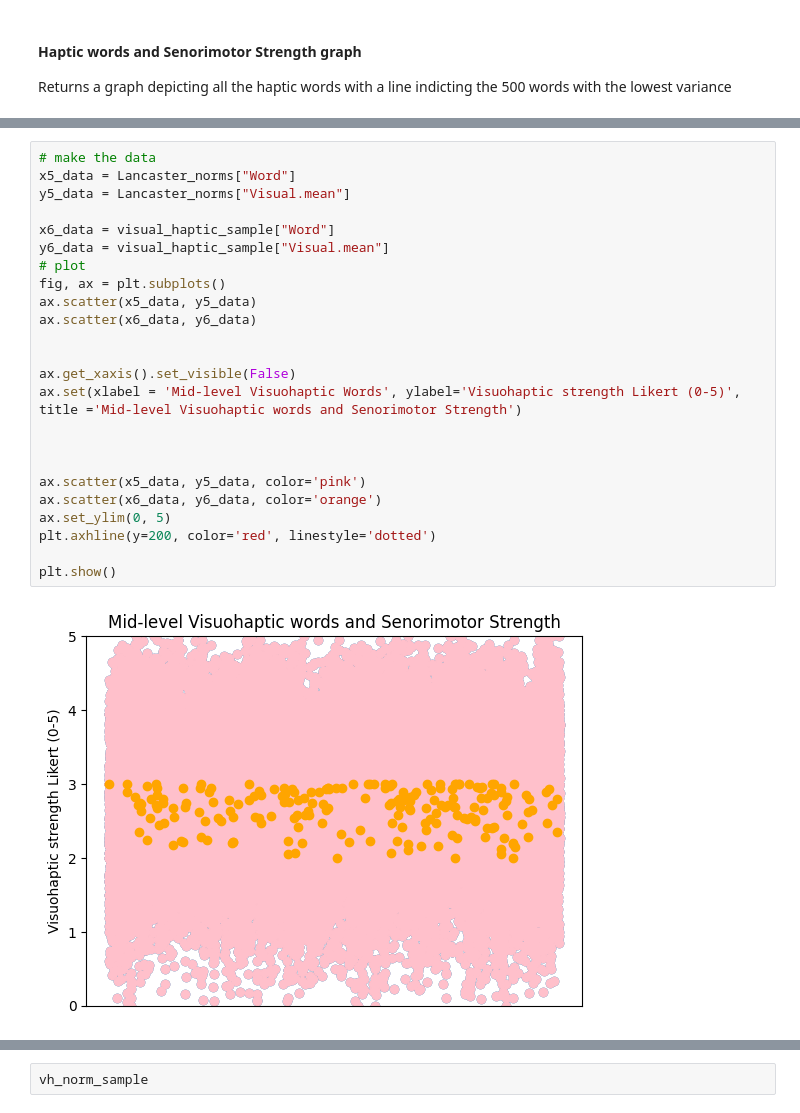
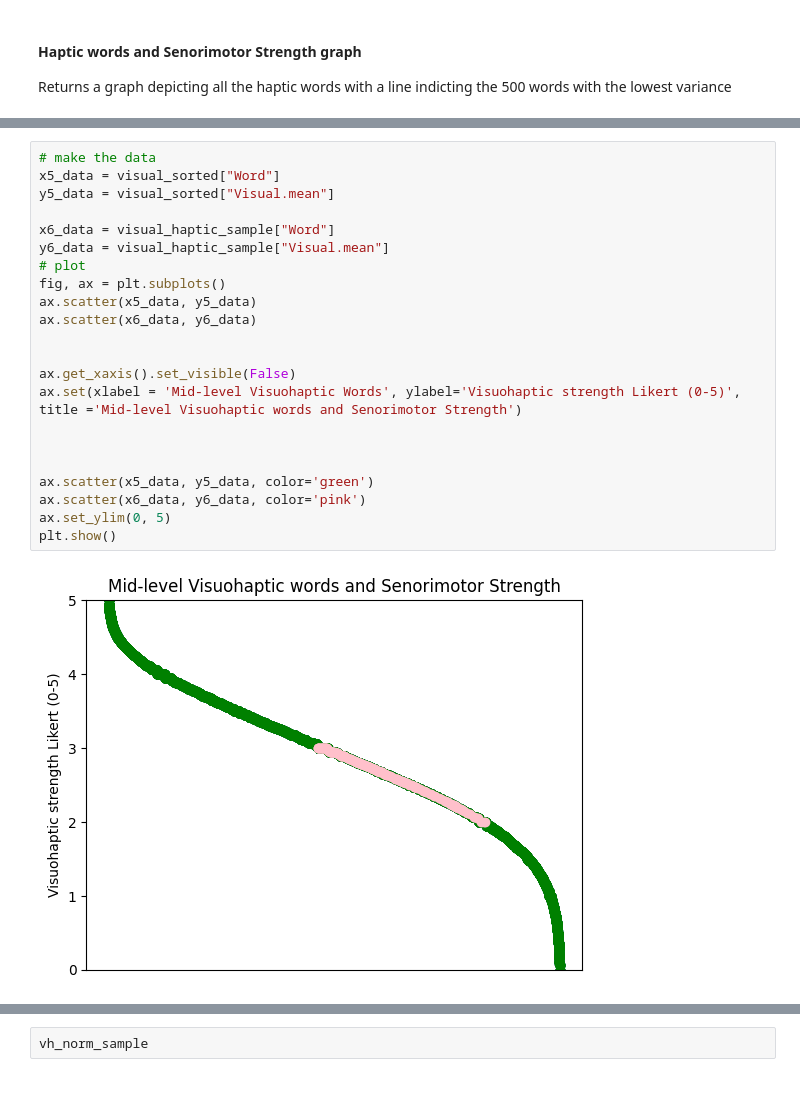
Before and after one commit to soniasola00/SpanLancasterNorm, a Jupyter notebook: Sonia3.ipynb, the cells around one changed output, grey strips where cells are left out. Cells and saved outputs as stored; diff of their text form.

```diff
--- a/Sonia3.ipynb
+++ b/Sonia3.ipynb
@@ -428,26 +433,24 @@ plt.show()
 # %%
 # make the data
-x5_data = Lancaster_norms["Word"]
-y5_data = Lancaster_norms["Visual.mean"]
+x5_data = visual_sorted["Word"]
+y5_data = visual_sorted["Visual.mean"]
 
 x6_data = visual_haptic_sample["Word"]
 y6_data = visual_haptic_sample["Visual.mean"]
 # plot
 fig, ax = plt.subplots()
 ax.scatter(x5_data, y5_data)
 ax.scatter(x6_data, y6_data)
 
 
 ax.get_xaxis().set_visible(False)
 ax.set(xlabel = 'Mid-level Visuohaptic Words', ylabel='Visuohaptic strength Likert (0-5)', title ='Mid-level Visuohaptic words and Senorimotor Strength')
 
 
 
-ax.scatter(x5_data, y5_data, color='pink')
-ax.scatter(x6_data, y6_data, color='orange')
+ax.scatter(x5_data, y5_data, color='green')
+ax.scatter(x6_data, y6_data, color='pink')
 ax.set_ylim(0, 5)
-plt.axhline(y=200, color='red', linestyle='dotted')
-
 plt.show()
 # %% [output]
-[figure, old version]
+[figure, new version]
```
Also changed, not shown: parts of 10 cells of this notebook.
